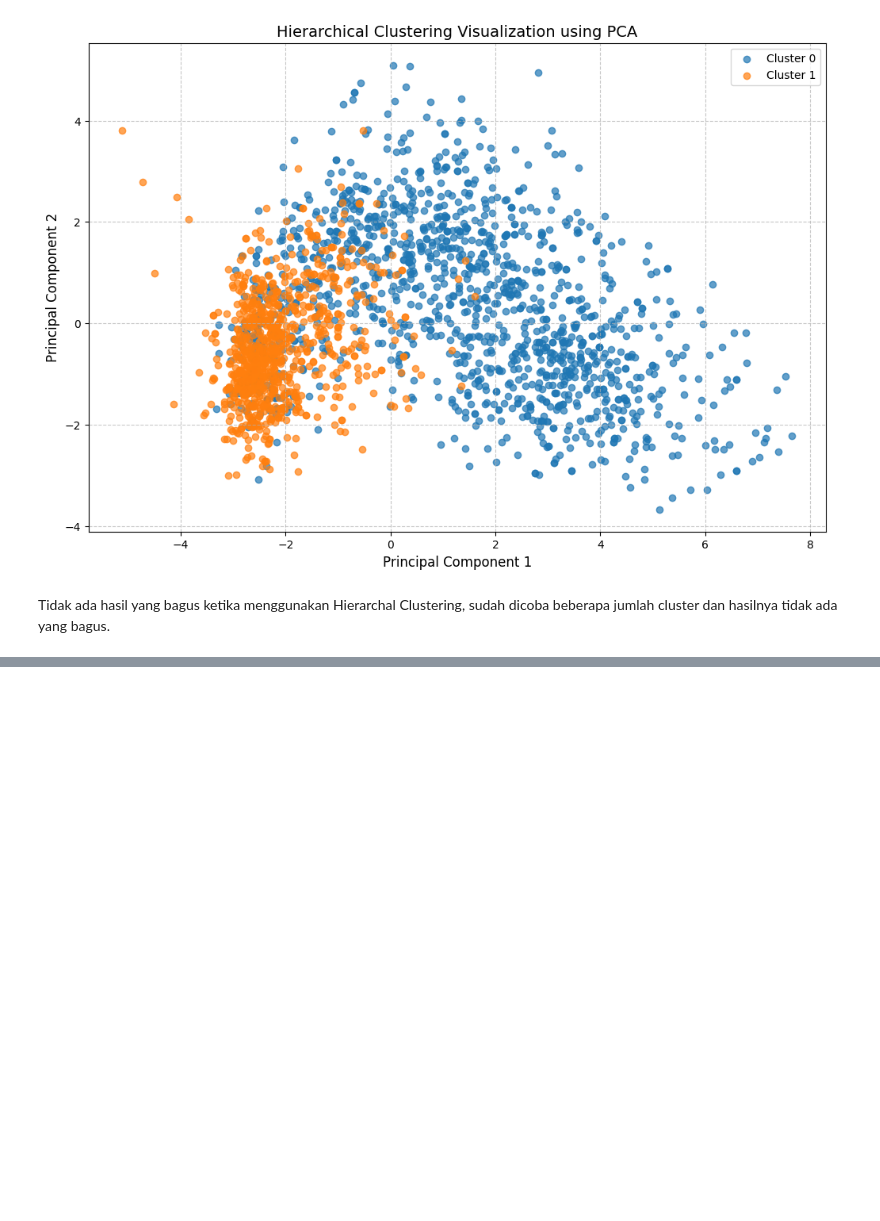
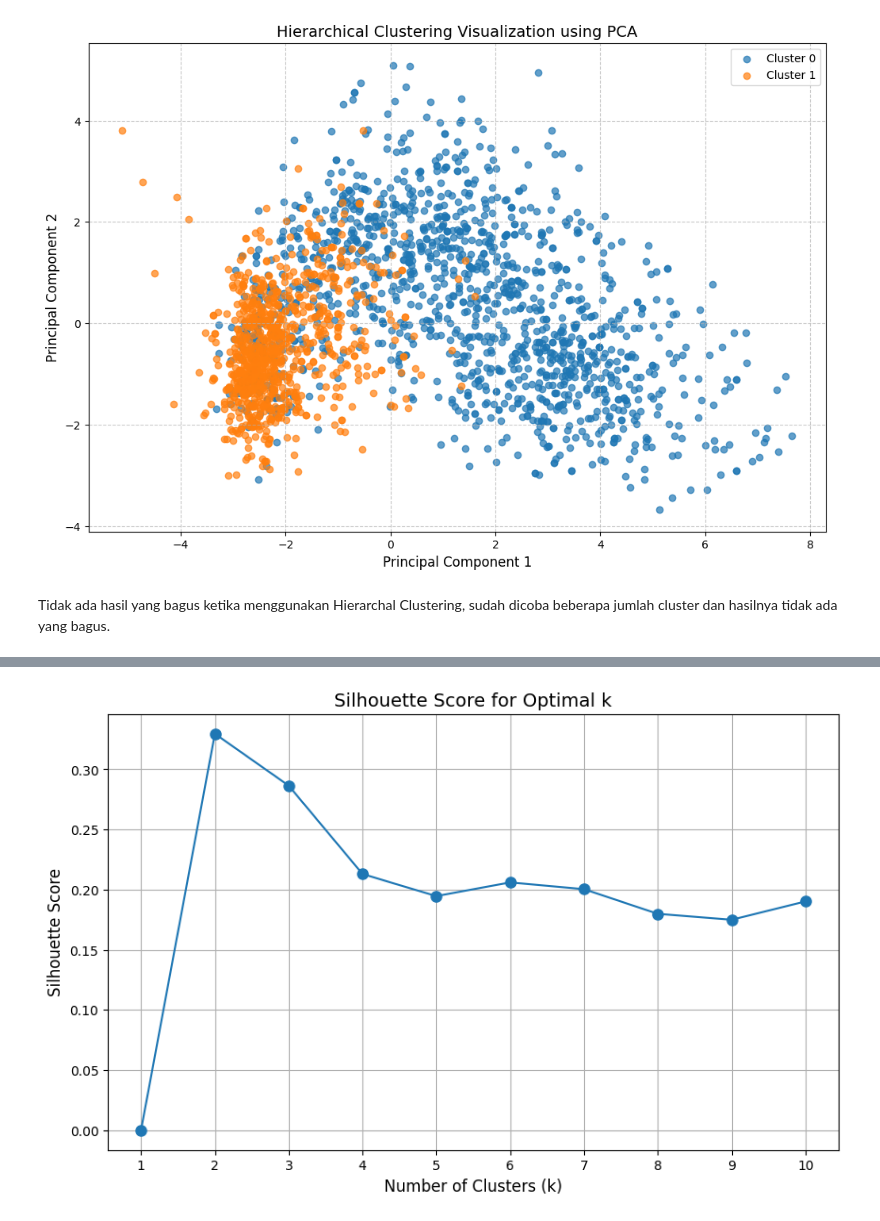
Before and after one commit to RayHDF/ml-repo-ray, a Jupyter notebook: week-6/clustering-campaign.ipynb, the cells around one changed output, grey strips where cells are left out. Saved outputs shown, nothing was run; the diff lists cells and outputs as text; code cells hidden in the pictures; blank space fills up the shorter version.

```diff
--- a/week-6/clustering-campaign.ipynb
+++ b/week-6/clustering-campaign.ipynb
@@ -729,0 +780,25 @@ Tidak ada hasil yang bagus ketika menggunakan Hierarchal Clustering, sudah dicob
+# %%
+# Silhouette Score
+from sklearn.metrics import silhouette_score
+
+silhouette_scores = []
+
+for k in k_range:
+    if k > 1:
+        kmeans = KMeans(n_clusters=k, random_state=42, n_init=10)
+        cluster_labels = kmeans.fit_predict(X_scaled)
+        silhouette_avg = silhouette_score(X_scaled, cluster_labels)
+        silhouette_scores.append(silhouette_avg)
+    else:
+        silhouette_scores.append(0)
+
+plt.figure(figsize=(10, 6))
+plt.plot(k_range, silhouette_scores, 'o-', markersize=8)
+plt.xlabel('Number of Clusters (k)', fontsize=12)
+plt.ylabel('Silhouette Score', fontsize=12)
+plt.title('Silhouette Score for Optimal k', fontsize=14)
+plt.grid(True)
+plt.xticks(k_range)
+plt.show()
+# %% [output]
+[figure, added]
```
Also changed, not shown: parts of 14 cells of this notebook, 2 other files.
